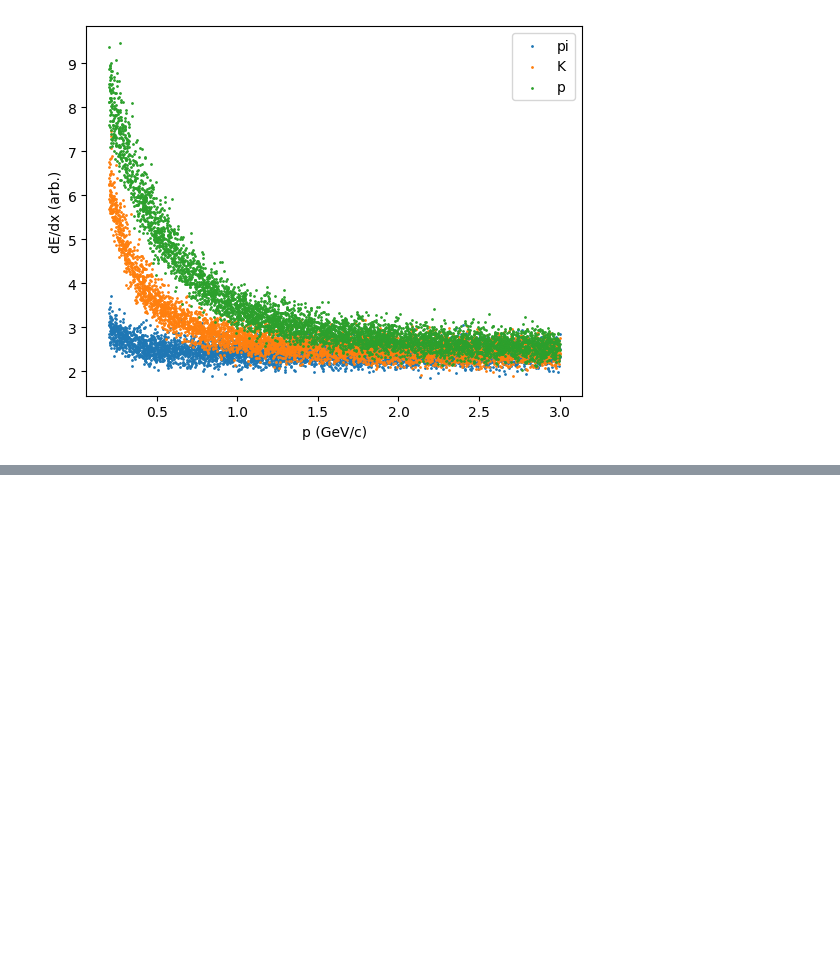
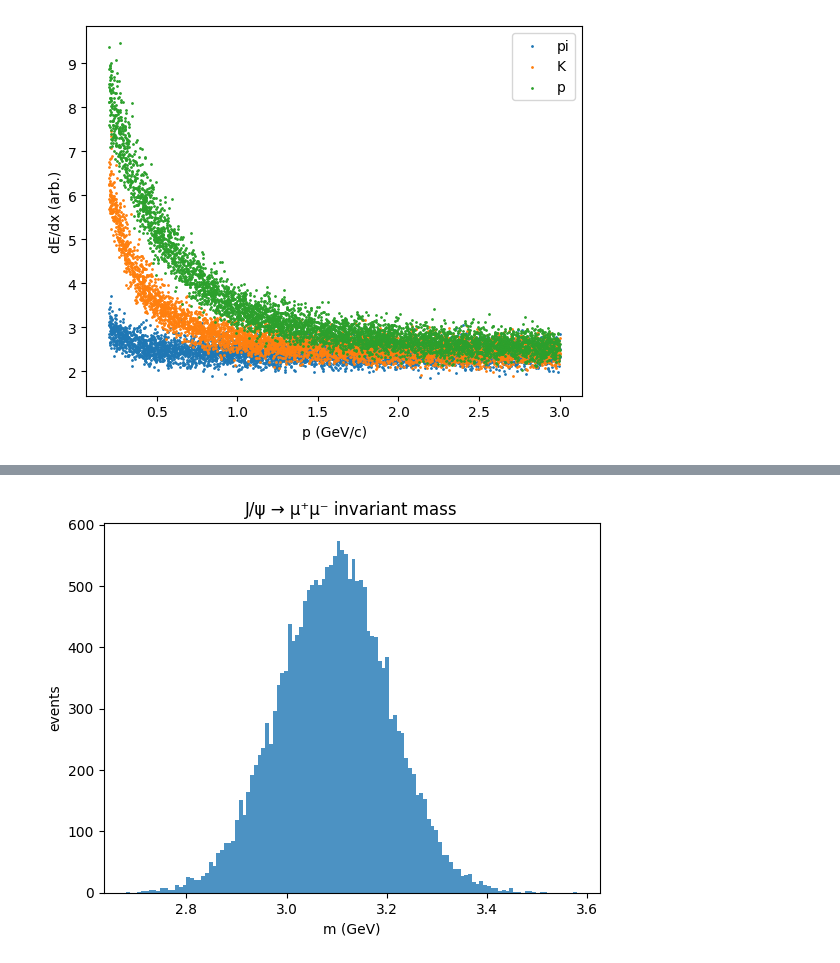
Before and after one commit to marekmichalczyk03-blip/Project_for_exam, a Jupyter notebook: generator.ipynb, the cells around one changed output, grey strips where cells are left out. Saved outputs shown, nothing was run; the diff lists cells and outputs as text; code cells hidden in the pictures; blank space fills up the shorter version.

```diff
--- a/generator.ipynb
+++ b/generator.ipynb
@@ -165,0 +190,20 @@ plt.show()
+# %%
+def two_body_decay(M, m1, m2):
+    term1 = M**2 - (m1 + m2)**2
+    term2 = M**2 - (m1 - m2)**2
+    p = np.sqrt(term1 * term2) / (2 * M)
+
+    cos = np.random.uniform(-1, 1)
+    phi = np.random.uniform(0, 2*np.pi)
+    sin = np.sqrt(1 - cos**2)
+
+    pvec = np.array([
+        p * sin * np.cos(phi),
+        p * sin * np.sin(phi),
+        p * cos
+    ])
+
+    E1 = np.sqrt(p**2 + m1**2)
+    E2 = np.sqrt(p**2 + m2**2)
+
+    return (E1, pvec), (E2, -pvec)
@@ -165,0 +296,28 @@ plt.show()
+# %%
+import numpy as np
+import matplotlib.pyplot as plt
+
+M_Jpsi = 3.096
+m_mu = 0.105
+
+masses_jpsi = []
+
+for _ in range(20000):
+    (E1, p1), (E2, p2) = two_body_decay(M_Jpsi, m_mu, m_mu)
+
+    p1 = smear_momentum(p1)
+    p2 = smear_momentum(p2)
+
+    E1 = np.sqrt(np.dot(p1, p1) + m_mu**2)
+    E2 = np.sqrt(np.dot(p2, p2) + m_mu**2)
+
+    m = invariant_mass(E1, p1, E2, p2)
+    masses_jpsi.append(m)
+
+plt.hist(masses_jpsi, bins=120, alpha=0.8)
+plt.xlabel("m (GeV)")
+plt.ylabel("events")
+plt.title("J/ψ → μ⁺μ⁻ invariant mass")
+plt.show()
+# %% [output]
+[figure, added]
```
Also changed, not shown: parts of 15 cells of this notebook.
